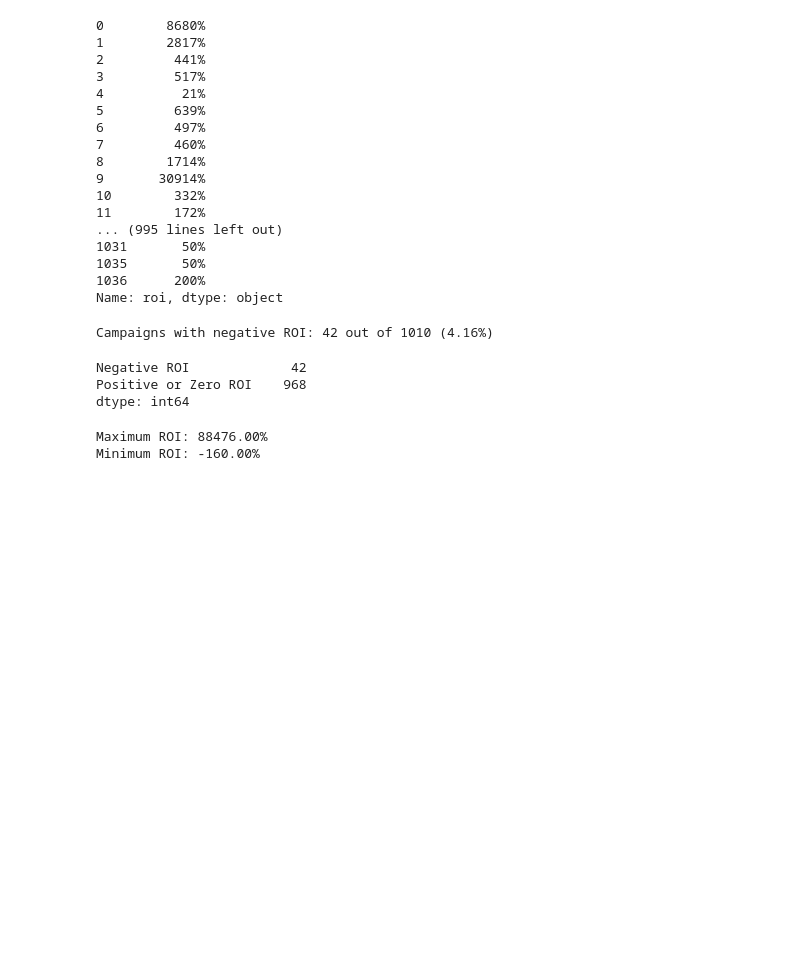
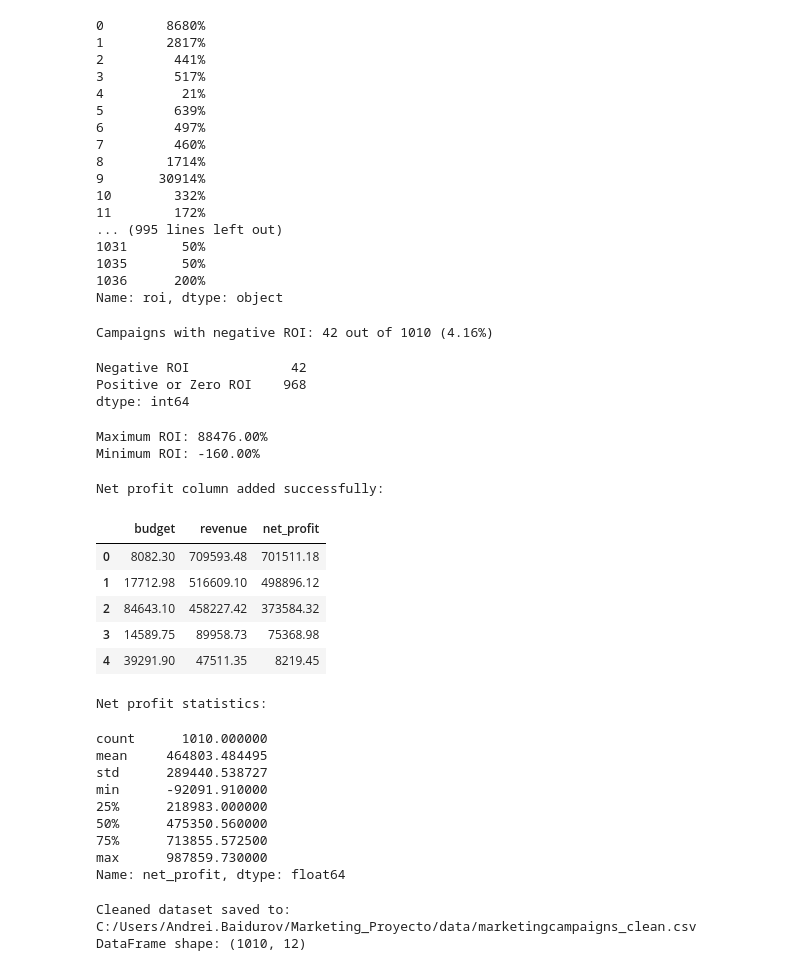
Before and after one commit to AndreiKukushkinBaidurov/Marketing_Proyecto, a Jupyter notebook: PrePros.ipynb, the cells around one changed output. Cells and saved outputs as stored; diff of their text form; code cells hidden in the pictures; blank space fills up the shorter version.

```diff
--- a/PrePros.ipynb
+++ b/PrePros.ipynb
@@ -1109,3 +1109,42 @@ print(f"Minimum ROI: {min_roi:.2f}%")
 # %% [output]
 Maximum ROI: 88476.00%
 Minimum ROI: -160.00%
+# %%
+# Add net_profit column to df_limpio
+df_limpio['net_profit'] = df_limpio['revenue'] - df_limpio['budget']
+
+# Show the first few rows to verify calculation
+print("Net profit column added successfully:")
+display(df_limpio[['budget', 'revenue', 'net_profit']].head())
+
+# Show basic statistics of the new column
+print("\nNet profit statistics:")
+display(df_limpio['net_profit'].describe())
+# %% [output]
+Net profit column added successfully:
+|  | budget | revenue | net_profit |
+| 0 | 8082.30 | 709593.48 | 701511.18 |
+| 1 | 17712.98 | 516609.10 | 498896.12 |
+| 2 | 84643.10 | 458227.42 | 373584.32 |
+| 3 | 14589.75 | 89958.73 | 75368.98 |
+| 4 | 39291.90 | 47511.35 | 8219.45 |
+Net profit statistics:
+count      1010.000000
+mean     464803.484495
+std      289440.538727
+min      -92091.910000
+25%      218983.000000
+50%      475350.560000
+75%      713855.572500
+max      987859.730000
+Name: net_profit, dtype: float64
+# %%
+# Save the cleaned dataset to a CSV file in the data folder
+cleaned_file_path = r'C:/Users/Andrei.Baidurov/Marketing_Proyecto/data/marketingcampaigns_clean.csv'
+df_limpio.to_csv(cleaned_file_path, index=False)
+
+print(f"Cleaned dataset saved to: {cleaned_file_path}")
+print(f"DataFrame shape: {df_limpio.shape}")
+# %% [output]
+Cleaned dataset saved to: C:/Users/Andrei.Baidurov/Marketing_Proyecto/data/marketingcampaigns_clean.csv
+DataFrame shape: (1010, 12)
```
Also changed, not shown: 2 other files.
